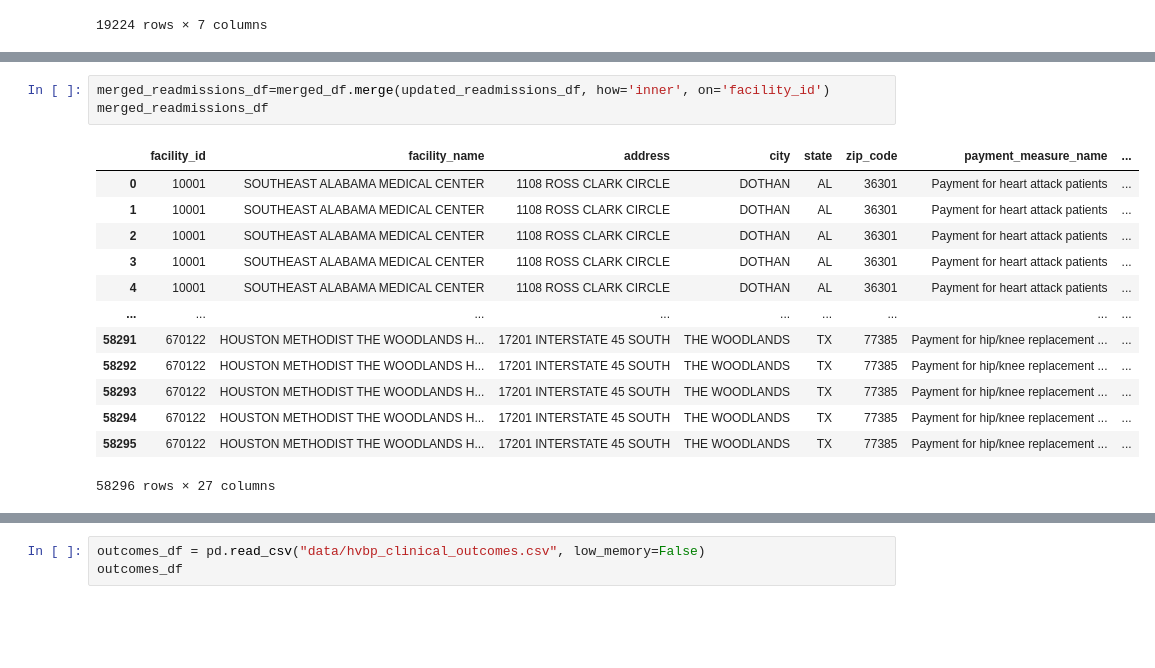
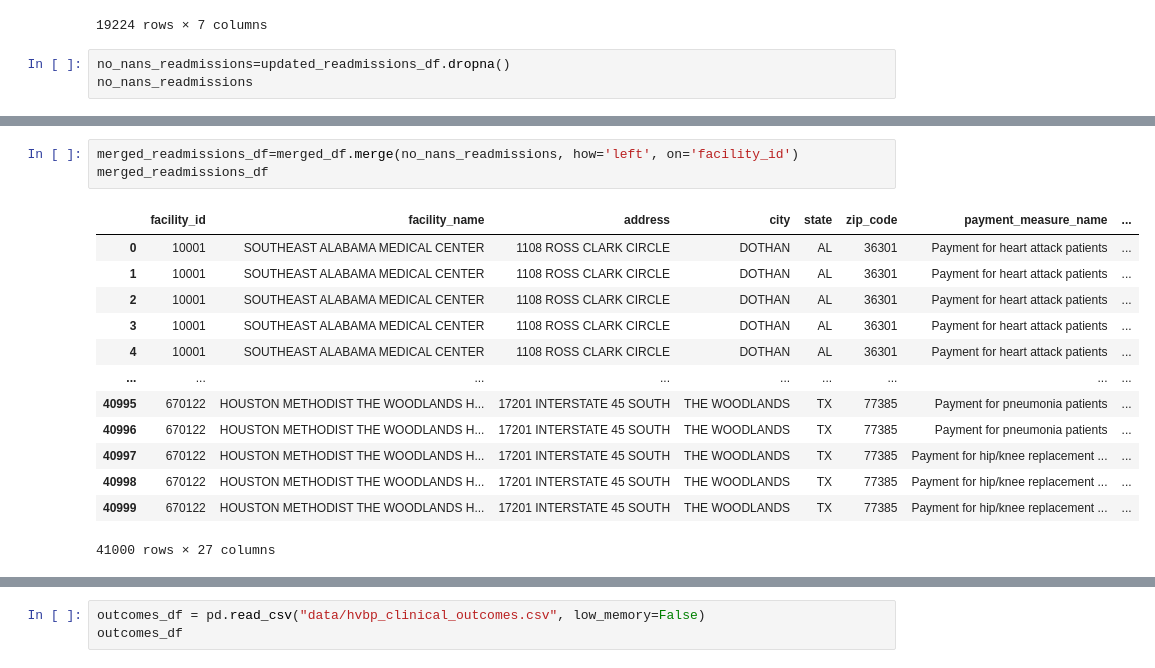
Before and after one commit to NoahGoldstein13/full_stack_data_analytics_project, a Jupyter notebook: Nadia/cleaning_data.ipynb, the cells around one changed output, grey strips where cells are left out. Saved outputs shown, nothing was run; the diff lists cells and outputs as text; blank space fills up the shorter version.

```diff
--- a/Nadia/cleaning_data.ipynb
+++ b/Nadia/cleaning_data.ipynb
@@ -369,3 +369,6 @@ updated_readmissions_df
 | 19222 | 670143 | READM-30-HIP-KNEE-HRRP | NaN | NaN | NaN | ... |
 | 19223 | 670143 | READM-30-PN-HRRP | NaN | NaN | NaN | ... |
 19224 rows × 7 columns
+# %%
+no_nans_readmissions=updated_readmissions_df.dropna()
+no_nans_readmissions
@@ -372,17 +389,17 @@ updated_readmissions_df
 # %%
-merged_readmissions_df=merged_df.merge(updated_readmissions_df, how='inner', on='facility_id')
+merged_readmissions_df=merged_df.merge(no_nans_readmissions, how='left', on='facility_id')
 merged_readmissions_df
 # %% [output]
 |  | facility_id | facility_name | address | city | state | zip_code | payment_measure_name | ... |
 | 0 | 10001 | SOUTHEAST ALABAMA MEDICAL CENTER | 1108 ROSS CLARK CIRCLE | DOTHAN | AL | 36301 | Payment for heart attack patients | ... |
 | 1 | 10001 | SOUTHEAST ALABAMA MEDICAL CENTER | 1108 ROSS CLARK CIRCLE | DOTHAN | AL | 36301 | Payment for heart attack patients | ... |
 | 2 | 10001 | SOUTHEAST ALABAMA MEDICAL CENTER | 1108 ROSS CLARK CIRCLE | DOTHAN | AL | 36301 | Payment for heart attack patients | ... |
 | 3 | 10001 | SOUTHEAST ALABAMA MEDICAL CENTER | 1108 ROSS CLARK CIRCLE | DOTHAN | AL | 36301 | Payment for heart attack patients | ... |
 | 4 | 10001 | SOUTHEAST ALABAMA MEDICAL CENTER | 1108 ROSS CLARK CIRCLE | DOTHAN | AL | 36301 | Payment for heart attack patients | ... |
 | ... | ... | ... | ... | ... | ... | ... | ... | ... |
-| 58291 | 670122 | HOUSTON METHODIST THE WOODLANDS H... | 17201 INTERSTATE 45 SOUTH | THE WOODLANDS | TX | 77385 | Payment for hip/knee replacement ... | ... |
-| 58292 | 670122 | HOUSTON METHODIST THE WOODLANDS H... | 17201 INTERSTATE 45 SOUTH | THE WOODLANDS | TX | 77385 | Payment for hip/knee replacement ... | ... |
-| 58293 | 670122 | HOUSTON METHODIST THE WOODLANDS H... | 17201 INTERSTATE 45 SOUTH | THE WOODLANDS | TX | 77385 | Payment for hip/knee replacement ... | ... |
-| 58294 | 670122 | HOUSTON METHODIST THE WOODLANDS H... | 17201 INTERSTATE 45 SOUTH | THE WOODLANDS | TX | 77385 | Payment for hip/knee replacement ... | ... |
-| 58295 | 670122 | HOUSTON METHODIST THE WOODLANDS H... | 17201 INTERSTATE 45 SOUTH | THE WOODLANDS | TX | 77385 | Payment for hip/knee replacement ... | ... |
+| 40995 | 670122 | HOUSTON METHODIST THE WOODLANDS H... | 17201 INTERSTATE 45 SOUTH | THE WOODLANDS | TX | 77385 | Payment for pneumonia patients | ... |
+| 40996 | 670122 | HOUSTON METHODIST THE WOODLANDS H... | 17201 INTERSTATE 45 SOUTH | THE WOODLANDS | TX | 77385 | Payment for pneumonia patients | ... |
+| 40997 | 670122 | HOUSTON METHODIST THE WOODLANDS H... | 17201 INTERSTATE 45 SOUTH | THE WOODLANDS | TX | 77385 | Payment for hip/knee replacement ... | ... |
+| 40998 | 670122 | HOUSTON METHODIST THE WOODLANDS H... | 17201 INTERSTATE 45 SOUTH | THE WOODLANDS | TX | 77385 | Payment for hip/knee replacement ... | ... |
+| 40999 | 670122 | HOUSTON METHODIST THE WOODLANDS H... | 17201 INTERSTATE 45 SOUTH | THE WOODLANDS | TX | 77385 | Payment for hip/knee replacement ... | ... |
-58296 rows × 27 columns
+41000 rows × 27 columns
```
Also changed, not shown: parts of 3 cells of this notebook, 3 other files.
